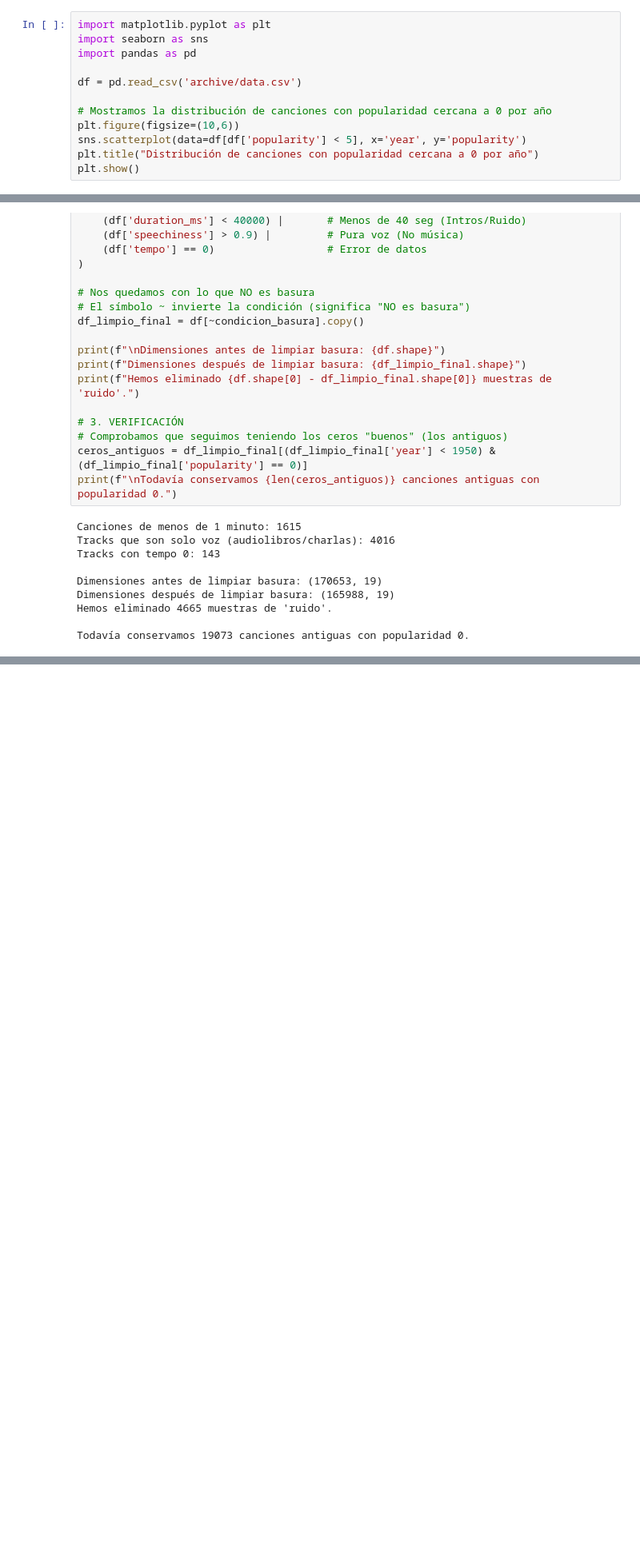
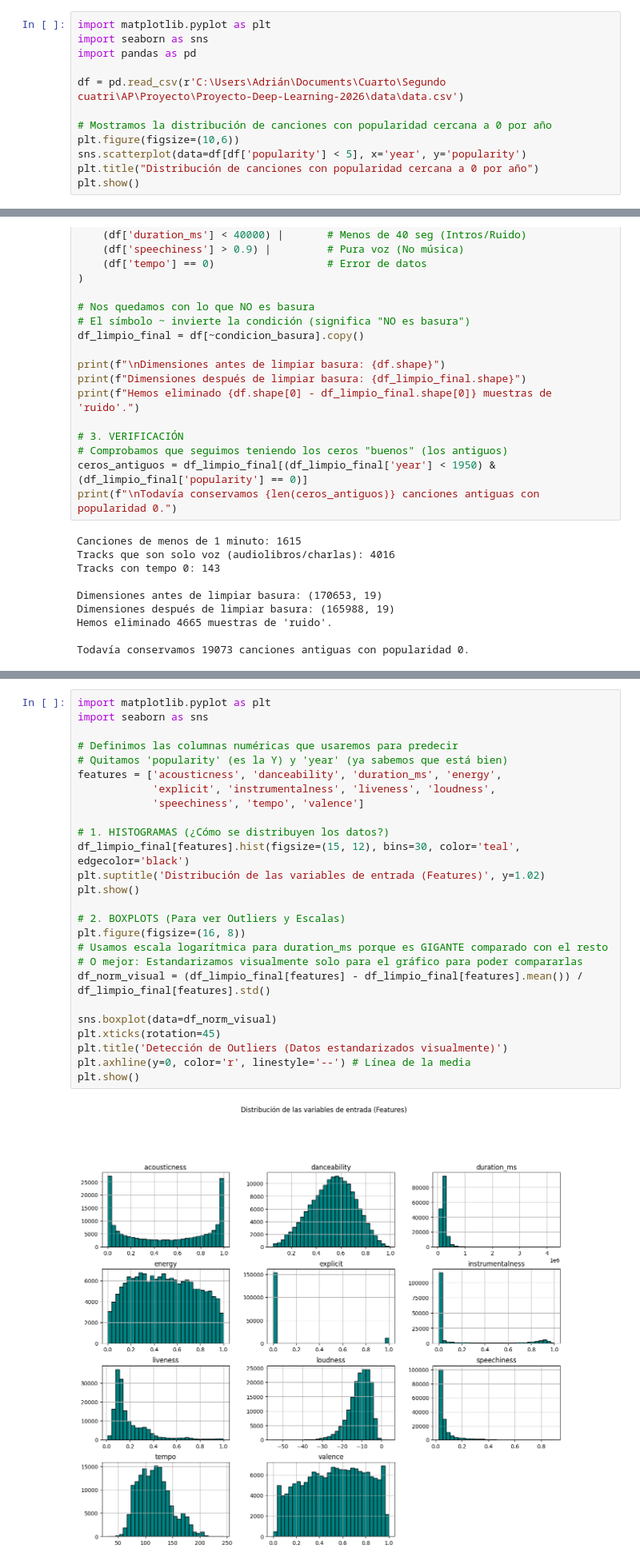
Before and after one commit to jabenyro/Proyecto-Deep-Learning-2026, a Jupyter notebook: códigos/prueba.ipynb, the cells around one changed output, grey strips where cells are left out. Shown at 80% size. Cells and saved outputs as stored; diff of their text form; blank space fills up the shorter version.

Commit message:
Añado cosas del proyecto al de prueba

```diff
--- a/códigos/prueba.ipynb
+++ b/códigos/prueba.ipynb
@@ -12,7 +14,7 @@ import matplotlib.pyplot as plt
 import seaborn as sns
 import pandas as pd
 
-df = pd.read_csv('archive/data.csv')
+df = pd.read_csv(r'C:\Users\Adrián\Documents\Cuarto\Segundo cuatri\AP\Proyecto\Proyecto-Deep-Learning-2026\data\data.csv')
 
 # Mostramos la distribución de canciones con popularidad cercana a 0 por año
 plt.figure(figsize=(10,6))
@@ -121,0 +102,28 @@ Passing `palette` without assigning `hue` is deprecated and will be removed in v
+# %%
+import matplotlib.pyplot as plt
+import seaborn as sns
+
+# Definimos las columnas numéricas que usaremos para predecir
+# Quitamos 'popularity' (es la Y) y 'year' (ya sabemos que está bien)
+features = ['acousticness', 'danceability', 'duration_ms', 'energy',
+            'explicit', 'instrumentalness', 'liveness', 'loudness',
+            'speechiness', 'tempo', 'valence']
+
+# 1. HISTOGRAMAS (¿Cómo se distribuyen los datos?)
+df_limpio_final[features].hist(figsize=(15, 12), bins=30, color='teal', edgecolor='black')
+plt.suptitle('Distribución de las variables de entrada (Features)', y=1.02)
+plt.show()
+
+# 2. BOXPLOTS (Para ver Outliers y Escalas)
+plt.figure(figsize=(16, 8))
+# Usamos escala logarítmica para duration_ms porque es GIGANTE comparado con el resto
+# O mejor: Estandarizamos visualmente solo para el gráfico para poder compararlas
+df_norm_visual = (df_limpio_final[features] - df_limpio_final[features].mean()) / df_limpio_final[features].std()
+
+sns.boxplot(data=df_norm_visual)
+plt.xticks(rotation=45)
+plt.title('Detección de Outliers (Datos estandarizados visualmente)')
+plt.axhline(y=0, color='r', linestyle='--') # Línea de la media
+plt.show()
+# %% [output]
+[figure, added]
```
Also changed, not shown: parts of 5 cells of this notebook, 1 other file.
